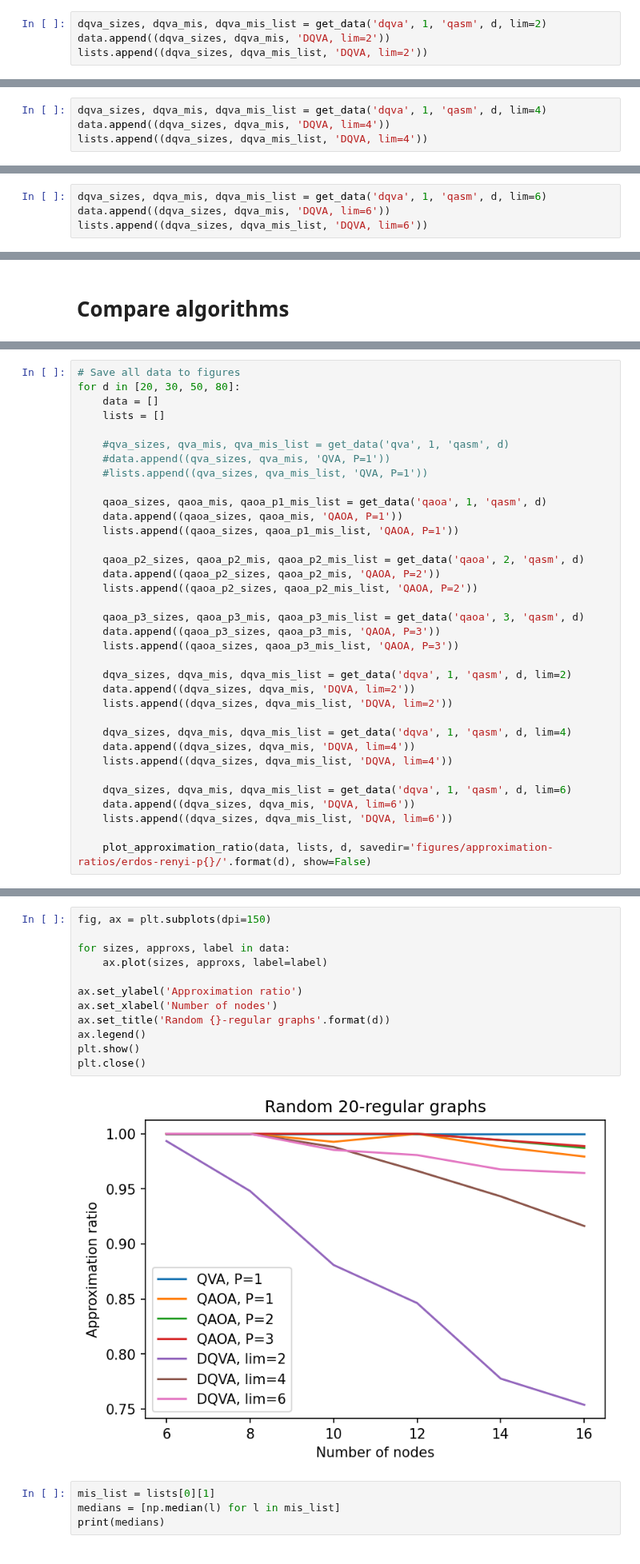
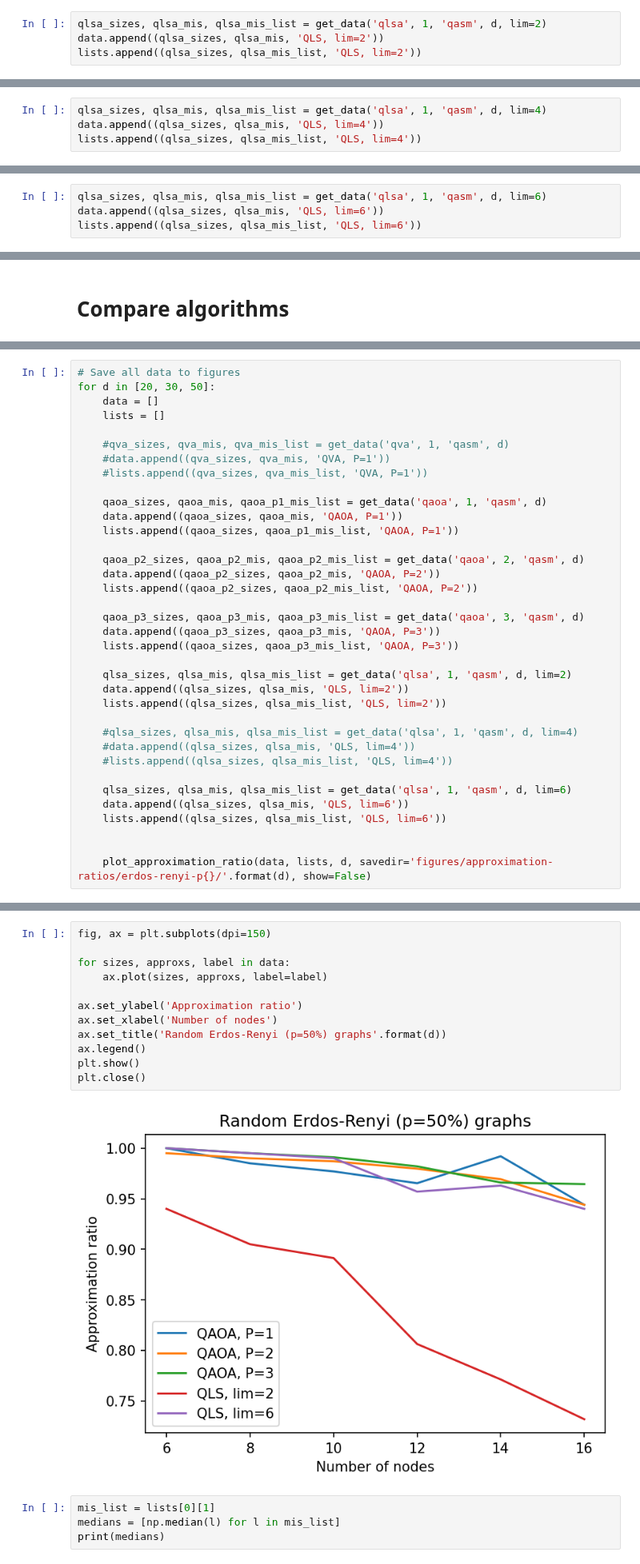
Before and after one commit to teaguetomesh/dqva-and-circuit-cutting, a Jupyter notebook: benchmarks.ipynb, the cells around one changed output, grey strips where cells are left out. Shown at 80% size. Saved outputs shown, nothing was run; the diff lists cells and outputs as text.

Commit message:
renamed qv -> dqva, and dqva -> qls. Fixed DQVA to dynamically turn off mixers

```diff
--- a/benchmarks.ipynb
+++ b/benchmarks.ipynb
@@ -447,7 +436,7 @@ benchmark_results/qaoa_P3_qasm/N12_p20_graphs/
 benchmark_results/qaoa_P3_qasm/N14_p20_graphs/
 benchmark_results/qaoa_P3_qasm/N16_p20_graphs/
 # %%
-dqva_sizes, dqva_mis, dqva_mis_list = get_data('dqva', 1, 'qasm', d, lim=2)
-data.append((dqva_sizes, dqva_mis, 'DQVA, lim=2'))
-lists.append((dqva_sizes, dqva_mis_list, 'DQVA, lim=2'))
+qlsa_sizes, qlsa_mis, qlsa_mis_list = get_data('qlsa', 1, 'qasm', d, lim=2)
+data.append((qlsa_sizes, qlsa_mis, 'QLS, lim=2'))
+lists.append((qlsa_sizes, qlsa_mis_list, 'QLS, lim=2'))
 # %% [output]
@@ -460,5 +449,5 @@ benchmark_results/dqva_P1_qasm/N16_p20_graphs/
 # %%
-dqva_sizes, dqva_mis, dqva_mis_list = get_data('dqva', 1, 'qasm', d, lim=4)
-data.append((dqva_sizes, dqva_mis, 'DQVA, lim=4'))
-lists.append((dqva_sizes, dqva_mis_list, 'DQVA, lim=4'))
+qlsa_sizes, qlsa_mis, qlsa_mis_list = get_data('qlsa', 1, 'qasm', d, lim=4)
+data.append((qlsa_sizes, qlsa_mis, 'QLS, lim=4'))
+lists.append((qlsa_sizes, qlsa_mis_list, 'QLS, lim=4'))
 # %% [output]
@@ -471,5 +460,5 @@ benchmark_results/dqva_P1_qasm/N16_p20_graphs/
 # %%
-dqva_sizes, dqva_mis, dqva_mis_list = get_data('dqva', 1, 'qasm', d, lim=6)
-data.append((dqva_sizes, dqva_mis, 'DQVA, lim=6'))
-lists.append((dqva_sizes, dqva_mis_list, 'DQVA, lim=6'))
+qlsa_sizes, qlsa_mis, qlsa_mis_list = get_data('qlsa', 1, 'qasm', d, lim=6)
+data.append((qlsa_sizes, qlsa_mis, 'QLS, lim=6'))
+lists.append((qlsa_sizes, qlsa_mis_list, 'QLS, lim=6'))
 # %% [output]
@@ -558,7 +547,7 @@ def plot_approximation_ratio(data, lists, d, savedir=None, show=True):
     plt.close()
 # %%
 # Save all data to figures
-for d in [20, 30, 50, 80]:
+for d in [20, 30, 50]:
     data = []
     lists = []
 
@@ -578,17 +567,18 @@ for d in [20, 30, 50, 80]:
     data.append((qaoa_p3_sizes, qaoa_p3_mis, 'QAOA, P=3'))
     lists.append((qaoa_sizes, qaoa_p3_mis_list, 'QAOA, P=3'))
 
-    dqva_sizes, dqva_mis, dqva_mis_list = get_data('dqva', 1, 'qasm', d, lim=2)
-    data.append((dqva_sizes, dqva_mis, 'DQVA, lim=2'))
-    lists.append((dqva_sizes, dqva_mis_list, 'DQVA, lim=2'))
+    qlsa_sizes, qlsa_mis, qlsa_mis_list = get_data('qlsa', 1, 'qasm', d, lim=2)
+    data.append((qlsa_sizes, qlsa_mis, 'QLS, lim=2'))
+    lists.append((qlsa_sizes, qlsa_mis_list, 'QLS, lim=2'))
 
-    dqva_sizes, dqva_mis, dqva_mis_list = get_data('dqva', 1, 'qasm', d, lim=4)
-    data.append((dqva_sizes, dqva_mis, 'DQVA, lim=4'))
-    lists.append((dqva_sizes, dqva_mis_list, 'DQVA, lim=4'))
+    #qlsa_sizes, qlsa_mis, qlsa_mis_list = get_data('qlsa', 1, 'qasm', d, lim=4)
+    #data.append((qlsa_sizes, qlsa_mis, 'QLS, lim=4'))
+    #lists.append((qlsa_sizes, qlsa_mis_list, 'QLS, lim=4'))
 
-    dqva_sizes, dqva_mis, dqva_mis_list = get_data('dqva', 1, 'qasm', d, lim=6)
-    data.append((dqva_sizes, dqva_mis, 'DQVA, lim=6'))
-    lists.append((dqva_sizes, dqva_mis_list, 'DQVA, lim=6'))
+    qlsa_sizes, qlsa_mis, qlsa_mis_list = get_data('qlsa', 1, 'qasm', d, lim=6)
+    data.append((qlsa_sizes, qlsa_mis, 'QLS, lim=6'))
+    lists.append((qlsa_sizes, qlsa_mis_list, 'QLS, lim=6'))
+
 
     plot_approximation_ratio(data, lists, d, savedir='figures/approximation-ratios/erdos-renyi-p{}/'.format(d), show=False)
 # %% [output]
@@ -616,17 +606,17 @@ print(len(data))
 # %%
 fig, ax = plt.subplots(dpi=150)
 
 for sizes, approxs, label in data:
     ax.plot(sizes, approxs, label=label)
 
 ax.set_ylabel('Approximation ratio')
 ax.set_xlabel('Number of nodes')
-ax.set_title('Random {}-regular graphs'.format(d))
+ax.set_title('Random Erdos-Renyi (p=50%) graphs'.format(d))
 ax.legend()
 plt.show()
 plt.close()
 # %% [output]
-[figure, old version]
+[figure, new version]
 # %%
 mis_list = lists[0][1]
 medians = [np.median(l) for l in mis_list]
```
Also changed, not shown: parts of 31 cells of this notebook, 5 other files.
